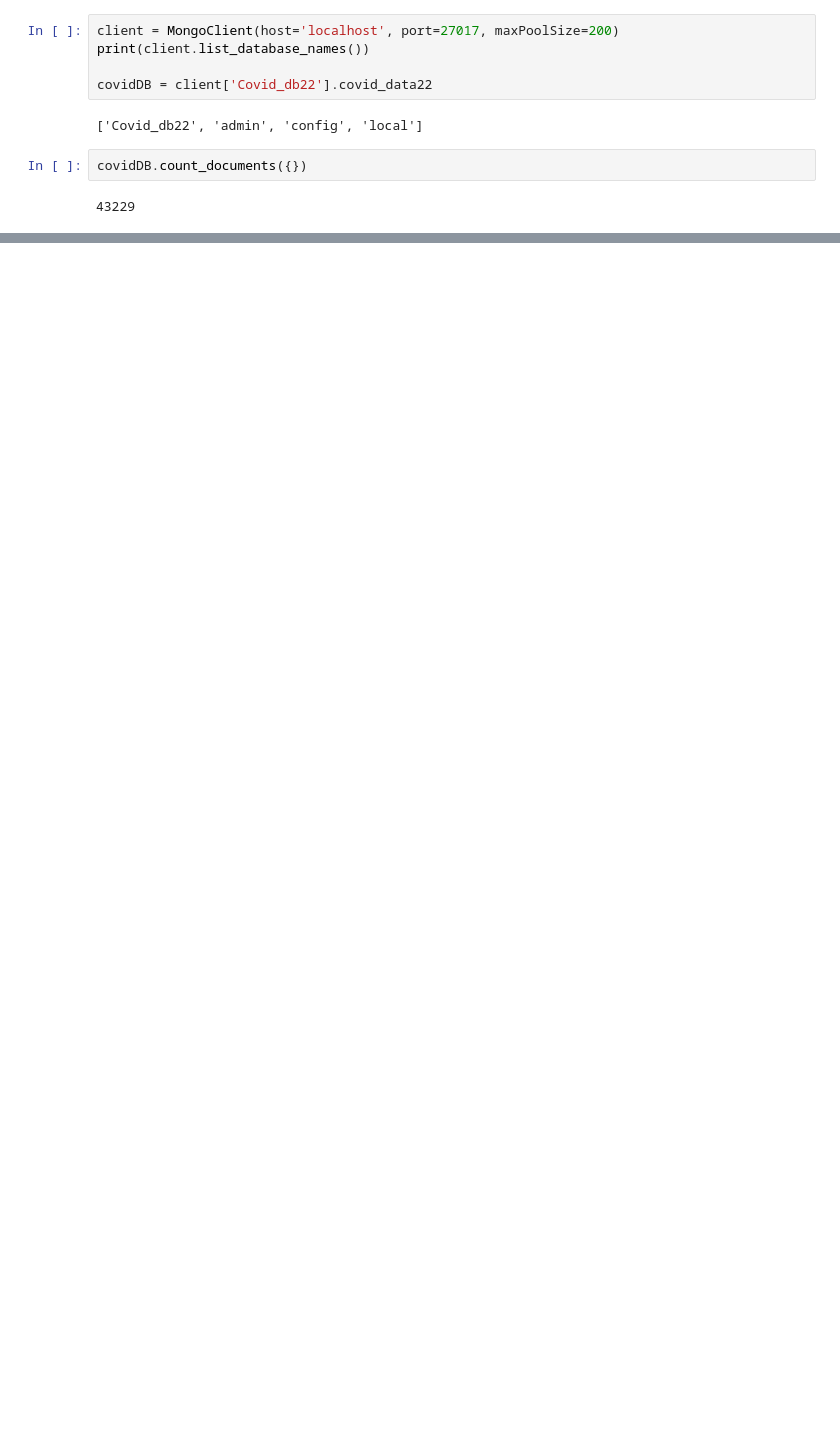
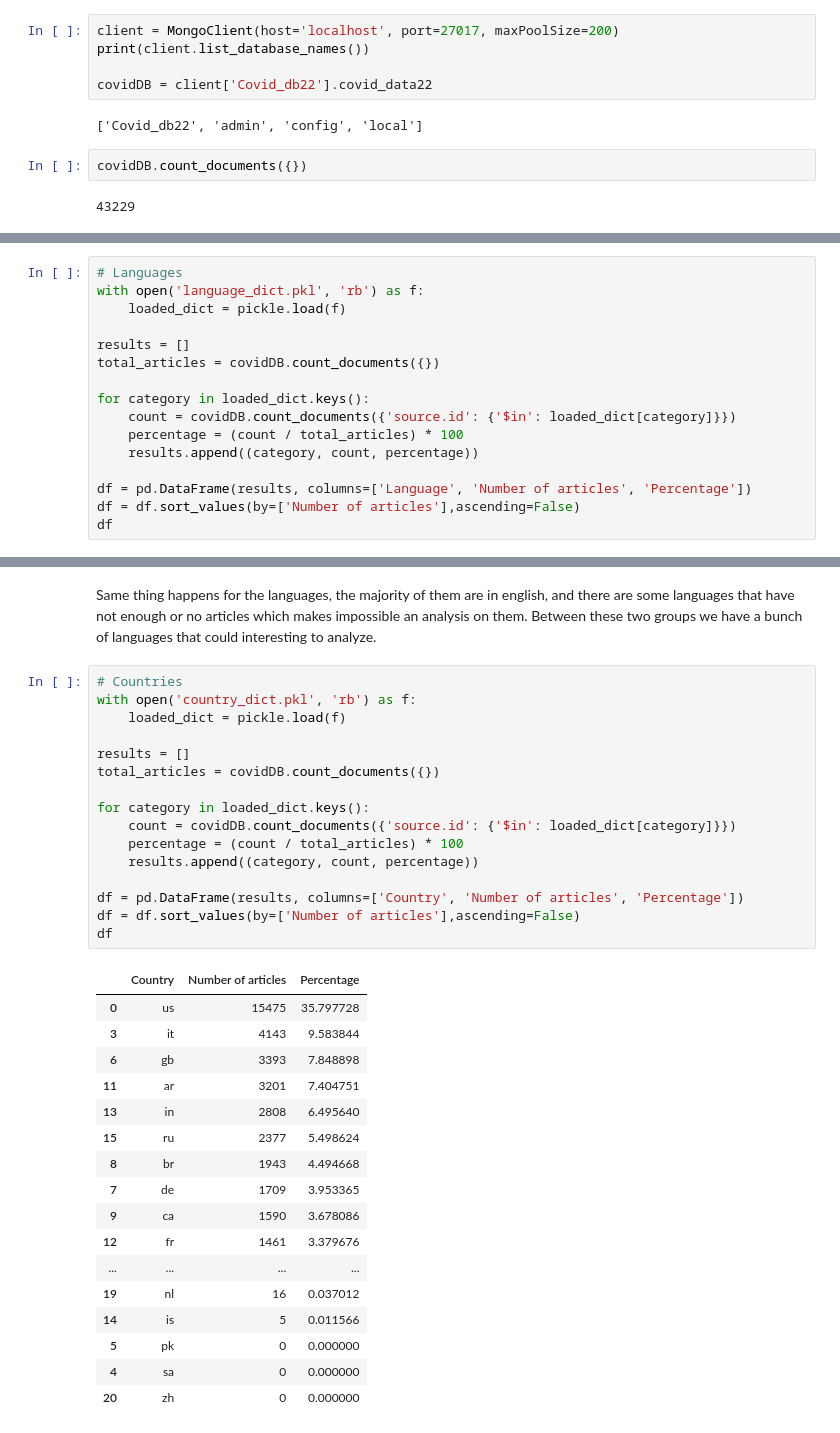
Before and after one commit to Grazeli/BDA_project, a Jupyter notebook: analysis.ipynb, the cells around one changed output, grey strips where cells are left out. Saved outputs shown, nothing was run; the diff lists cells and outputs as text; blank space fills up the shorter version.

```diff
--- a/analysis.ipynb
+++ b/analysis.ipynb
@@ -65,0 +98,16 @@ fig.show()
+# %%
+# Languages
+with open('language_dict.pkl', 'rb') as f:
+    loaded_dict = pickle.load(f)
+
+results = []
+total_articles = covidDB.count_documents({})
+
+for category in loaded_dict.keys():
+    count = covidDB.count_documents({'source.id': {'$in': loaded_dict[category]}})
+    percentage = (count / total_articles) * 100
+    results.append((category, count, percentage))
+
+df = pd.DataFrame(results, columns=['Language', 'Number of articles', 'Percentage'])
+df = df.sort_values(by=['Number of articles'],ascending=False)
+df
@@ -65,0 +130,36 @@ fig.show()
+# %% [markdown]
+Same thing happens for the languages, the majority of them are in english, and there are some languages that have not enough or no articles which makes impossible an analysis on them. Between these two groups we have a bunch of languages that could interesting to analyze.
+# %%
+# Countries
+with open('country_dict.pkl', 'rb') as f:
+    loaded_dict = pickle.load(f)
+
+results = []
+total_articles = covidDB.count_documents({})
+
+for category in loaded_dict.keys():
+    count = covidDB.count_documents({'source.id': {'$in': loaded_dict[category]}})
+    percentage = (count / total_articles) * 100
+    results.append((category, count, percentage))
+
+df = pd.DataFrame(results, columns=['Country', 'Number of articles', 'Percentage'])
+df = df.sort_values(by=['Number of articles'],ascending=False)
+df
+# %% [output]
+|  | Country | Number of articles | Percentage |
+| 0 | us | 15475 | 35.797728 |
+| 3 | it | 4143 | 9.583844 |
+| 6 | gb | 3393 | 7.848898 |
+| 11 | ar | 3201 | 7.404751 |
+| 13 | in | 2808 | 6.495640 |
+| 15 | ru | 2377 | 5.498624 |
+| 8 | br | 1943 | 4.494668 |
+| 7 | de | 1709 | 3.953365 |
+| 9 | ca | 1590 | 3.678086 |
+| 12 | fr | 1461 | 3.379676 |
+| ... | ... | ... | ... |
+| 19 | nl | 16 | 0.037012 |
+| 14 | is | 5 | 0.011566 |
+| 5 | pk | 0 | 0.000000 |
+| 4 | sa | 0 | 0.000000 |
+| 20 | zh | 0 | 0.000000 |
```
Also changed, not shown: parts of 27 cells of this notebook, 1 other file.
